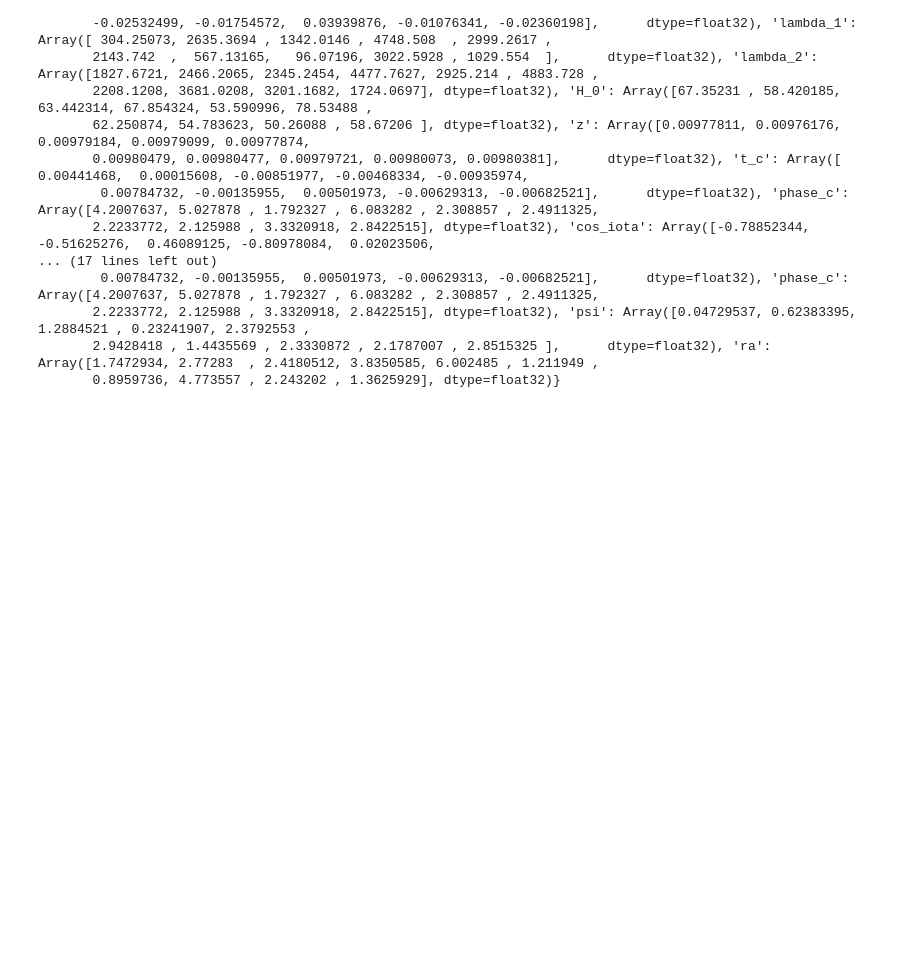
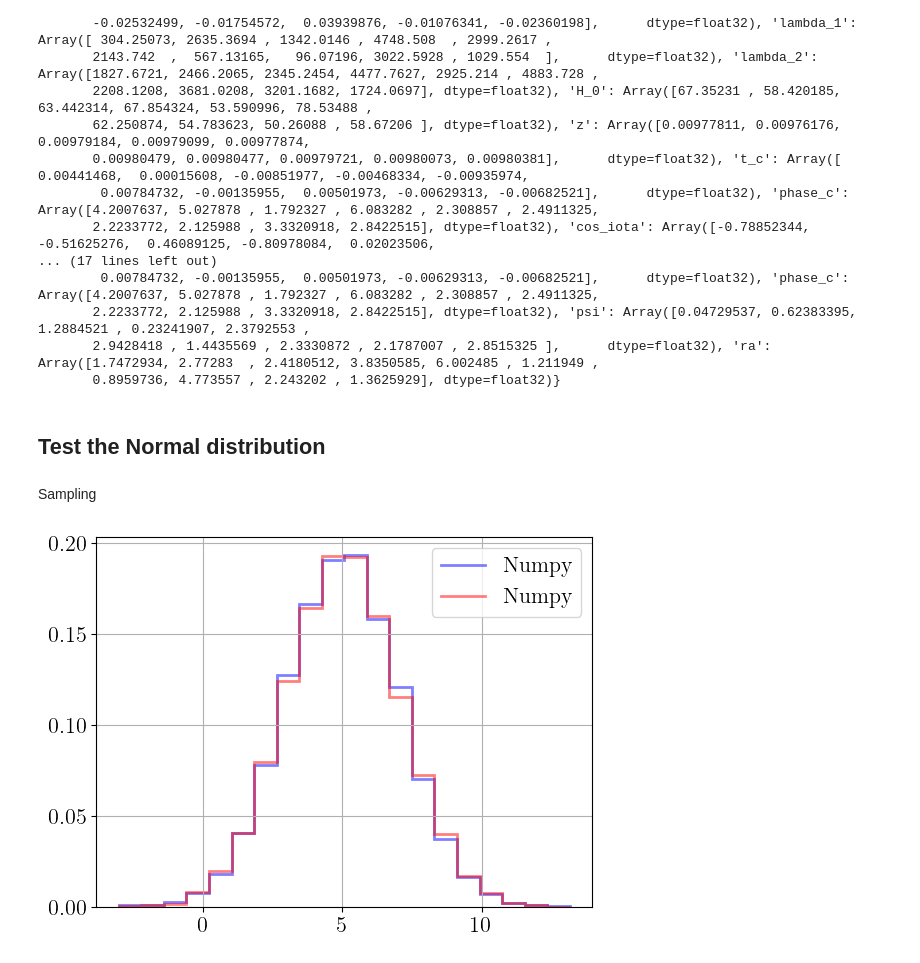
Before and after one commit to ThibeauWouters/jim_H0, a Jupyter notebook: v2/explore.ipynb, the cells around one changed output. Saved outputs shown, nothing was run; the diff lists cells and outputs as text; code cells hidden in the pictures; blank space fills up the shorter version.

```diff
--- a/v2/explore.ipynb
+++ b/v2/explore.ipynb
@@ -328,3 +331,30 @@ test, before transform
        2.2233772, 2.125988 , 3.3320918, 2.8422515], dtype=float32), 'psi': Array([0.04729537, 0.62383395, 1.2884521 , 0.23241907, 2.3792553 ,
        2.9428418 , 1.4435569 , 2.3330872 , 2.1787007 , 2.8515325 ],      dtype=float32), 'ra': Array([1.7472934, 2.77283  , 2.4180512, 3.8350585, 6.002485 , 1.211949 ,
        0.8959736, 4.773557 , 2.243202 , 1.3625929], dtype=float32)}
+# %% [markdown]
+## Test the Normal distribution
+# %% [markdown]
+Sampling
+# %%
+mean = 5.0
+std = 2.0
+N = 10_000
+
+# Jax (jim)
+normal = Normal(mean, std, naming = "x")
+key = random.PRNGKey(0)
+samples_jax = normal.sample(key, N)
+samples_jax
+
+# Numpy:
+samples_np = np.random.normal(mean, std, N)
+
+hist_np, edges = np.histogram(samples_np, bins=20, density=True)
+hist_jax, _ = np.histogram(samples_jax["x"], bins=edges, density=True)
+
+plt.stairs(hist_np, edges, label="Numpy", alpha=0.5, color="blue", linewidth = 2)
+plt.stairs(hist_jax, edges, label="Numpy", alpha=0.5, color="red", linewidth = 2)
+plt.legend()
+plt.show()
+# %% [output]
+[figure, added]
```
Also changed, not shown: parts of 7 cells of this notebook, 12 other files.
